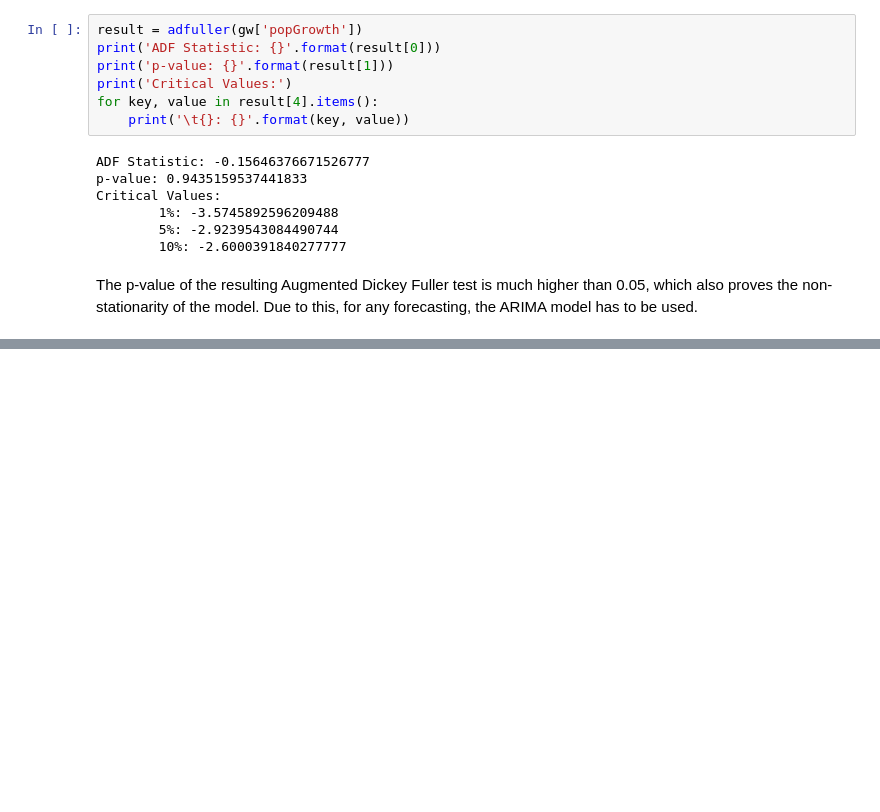
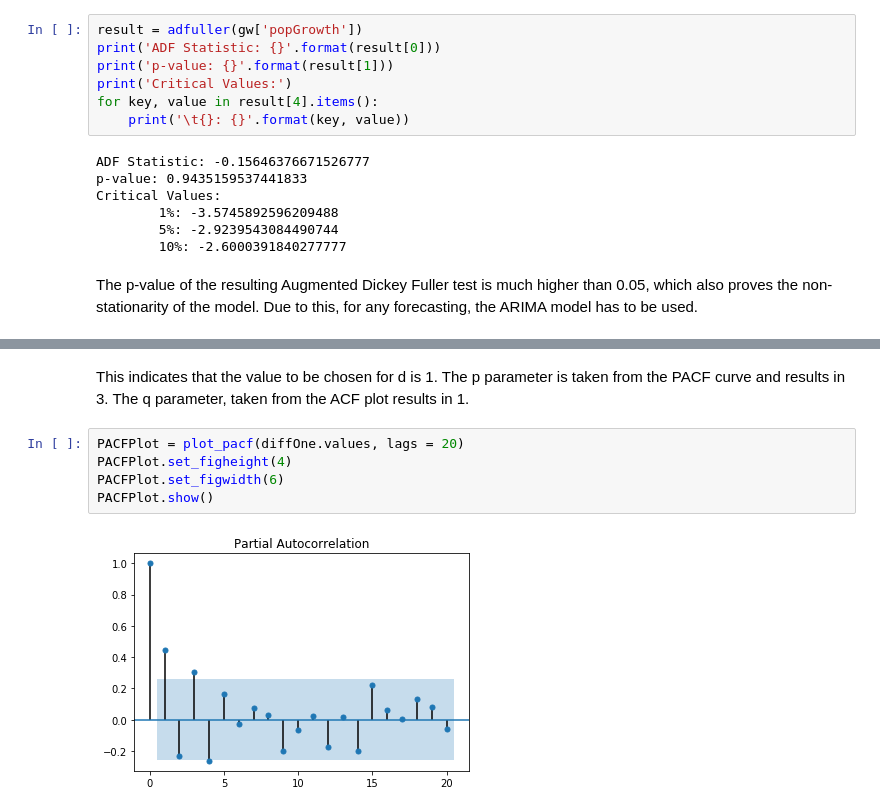
Before and after one commit to Raksha-Ramesh/wdi-econ-analysis, a Jupyter notebook: popGrowthARIMA.ipynb, the cells around one changed output, grey strips where cells are left out. Drawn from its saved outputs; the diff is of its cells as text; blank space fills up the shorter version.

```diff
--- a/popGrowthARIMA.ipynb
+++ b/popGrowthARIMA.ipynb
@@ -83,0 +134,11 @@ The p-value of the resulting Augmented Dickey Fuller test is much higher than 0.
+# %% [markdown]
+This indicates that the value to be chosen for d is 1.
+The p parameter is taken from the PACF curve and results in 3.
+The q parameter, taken from the ACF plot results in 1.
+# %%
+PACFPlot = plot_pacf(diffOne.values, lags = 20)
+PACFPlot.set_figheight(4)
+PACFPlot.set_figwidth(6)
+PACFPlot.show()
+# %% [output]
+[figure, added]
```
Also changed, not shown: parts of 12 cells of this notebook.
